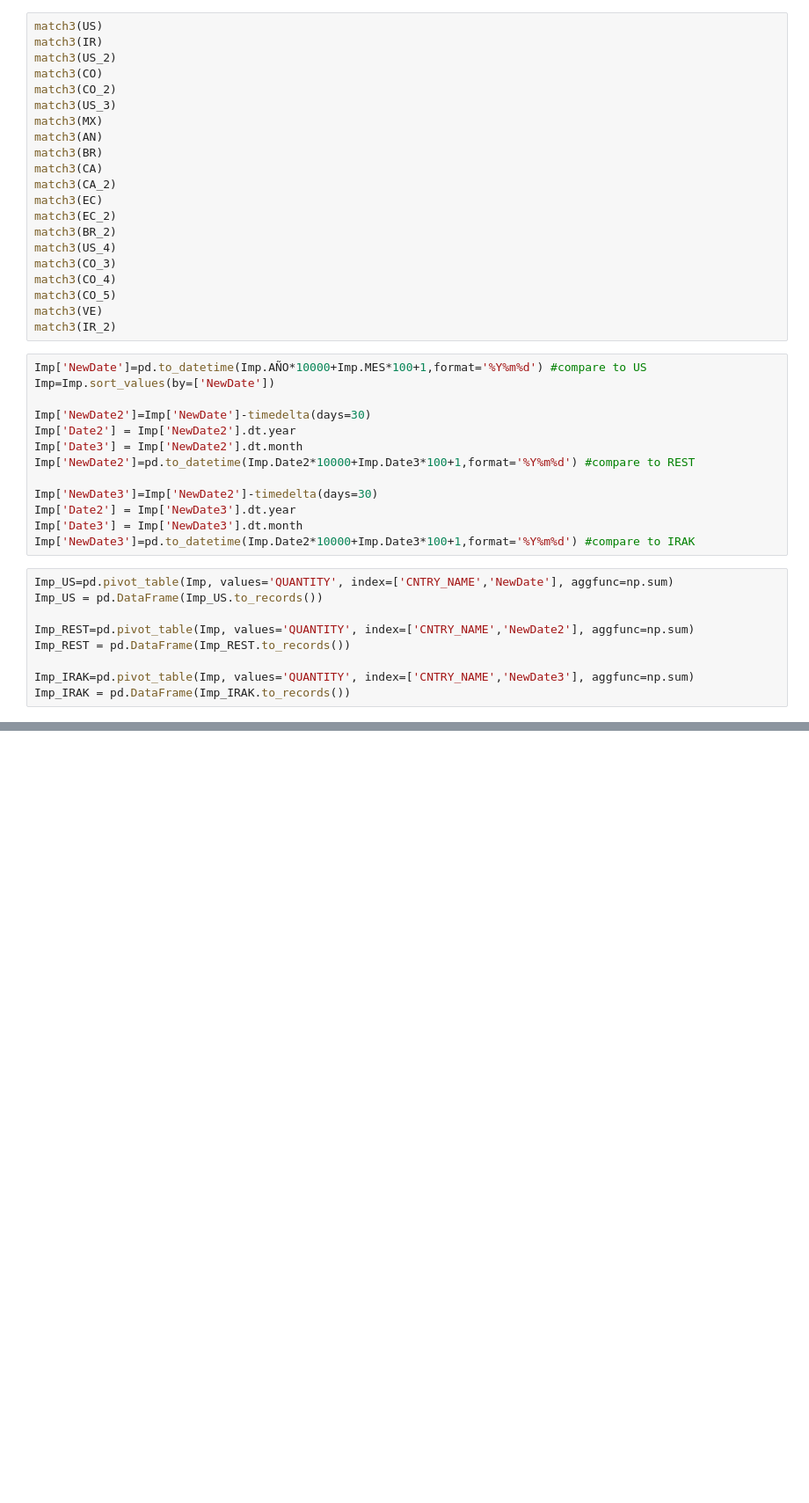
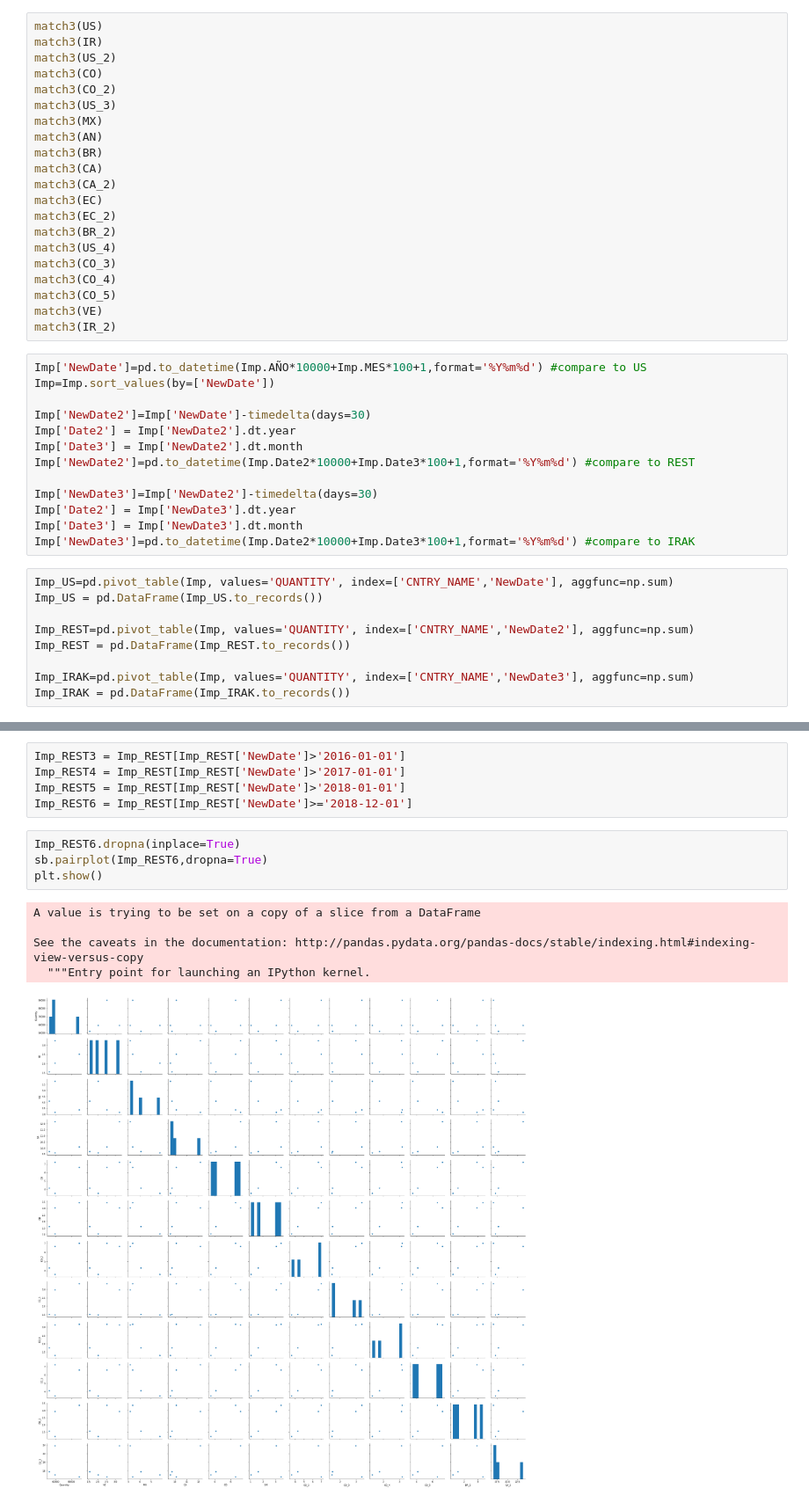
Before and after one commit to carlosqu/TesisUniandes, a Jupyter notebook: PriceLLSvs___ImpP3.ipynb, the cells around one changed output, grey strips where cells are left out. Shown at 88% size. Saved outputs shown, nothing was run; the diff lists cells and outputs as text; blank space fills up the shorter version.

```diff
--- a/PriceLLSvs___ImpP3.ipynb
+++ b/PriceLLSvs___ImpP3.ipynb
@@ -309,0 +431,15 @@ plt.show()
+# %%
+Imp_REST3 = Imp_REST[Imp_REST['NewDate']>'2016-01-01']
+Imp_REST4 = Imp_REST[Imp_REST['NewDate']>'2017-01-01']
+Imp_REST5 = Imp_REST[Imp_REST['NewDate']>'2018-01-01']
+Imp_REST6 = Imp_REST[Imp_REST['NewDate']>='2018-12-01']
+# %%
+Imp_REST6.dropna(inplace=True)
+sb.pairplot(Imp_REST6,dropna=True)
+plt.show()
+# %% [output]
+A value is trying to be set on a copy of a slice from a DataFrame
+
+See the caveats in the documentation: http://pandas.pydata.org/pandas-docs/stable/indexing.html#indexing-view-versus-copy
+  """Entry point for launching an IPython kernel.
+[figure, added]
```
Also changed, not shown: parts of 14 cells of this notebook.
